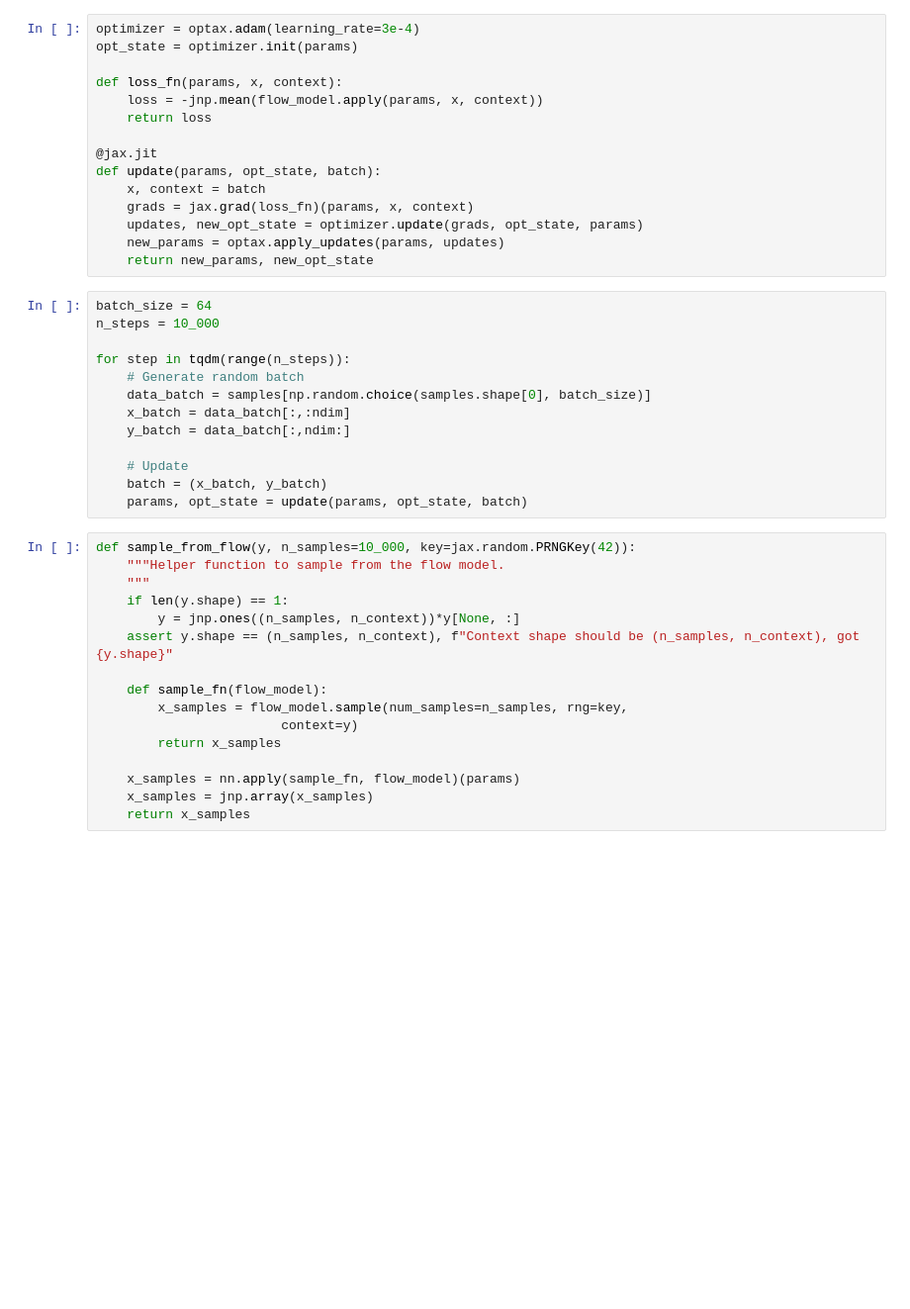
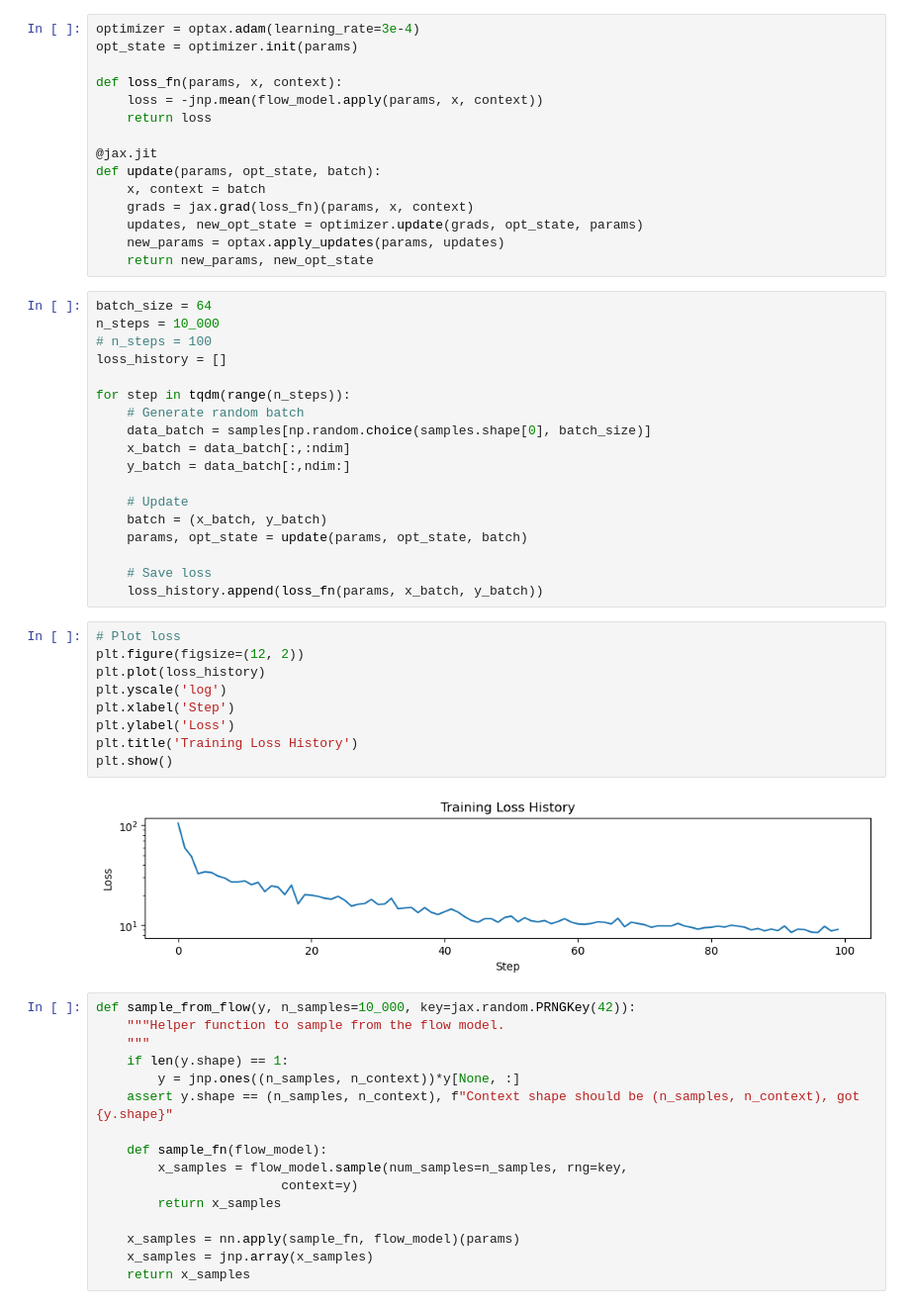
Before and after one commit to git-sunao/path-integral, a Jupyter notebook: test8.ipynb, the cells around one changed output. Shown at 99% size. Saved outputs shown, nothing was run; the diff lists cells and outputs as text; blank space fills up the shorter version.

```diff
--- a/test8.ipynb
+++ b/test8.ipynb
@@ -179,6 +186,8 @@ def update(params, opt_state, batch):
 # %%
 batch_size = 64
 n_steps = 10_000
+# n_steps = 100
+loss_history = []
 
 for step in tqdm(range(n_steps)):
     # Generate random batch
@@ -189,6 +198,20 @@ for step in tqdm(range(n_steps)):
     # Update
     batch = (x_batch, y_batch)
     params, opt_state = update(params, opt_state, batch)
+
+    # Save loss
+    loss_history.append(loss_fn(params, x_batch, y_batch))
+# %%
+# Plot loss
+plt.figure(figsize=(12, 2))
+plt.plot(loss_history)
+plt.yscale('log')
+plt.xlabel('Step')
+plt.ylabel('Loss')
+plt.title('Training Loss History')
+plt.show()
+# %% [output]
+[figure, added]
 # %%
 def sample_from_flow(y, n_samples=10_000, key=jax.random.PRNGKey(42)):
     """Helper function to sample from the flow model.
```
Also changed, not shown: parts of 13 cells of this notebook, 7 other files.
